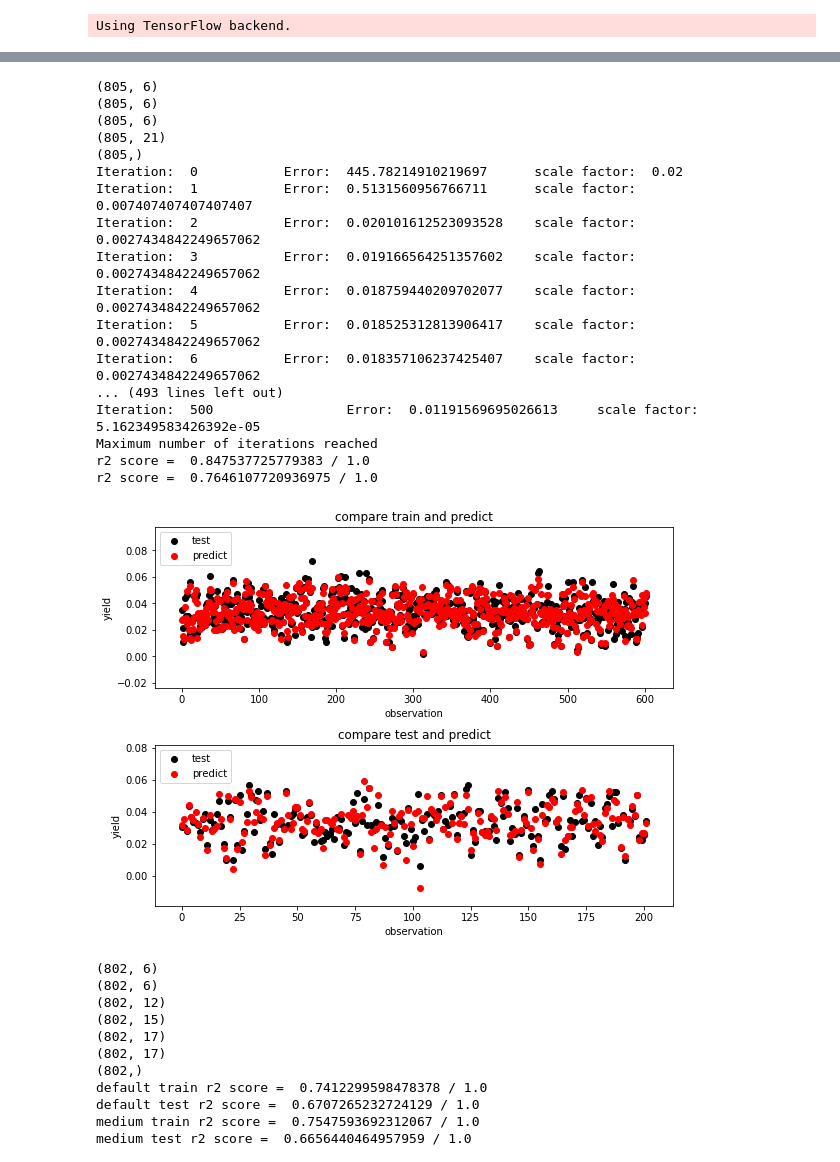
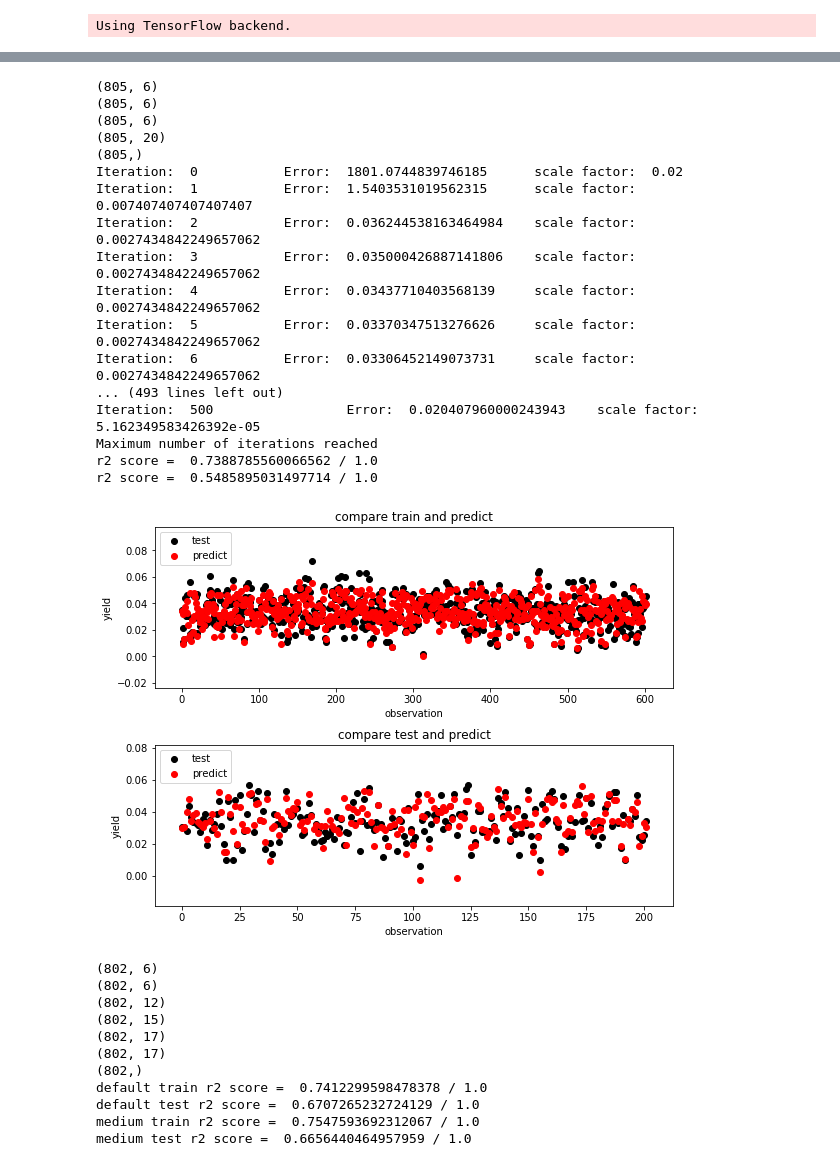
Before and after one commit to pvhau169/Cotton_Predict_Yield, a Jupyter notebook: sigmoidPredictCottonYield.ipynb, the cells around one changed output, grey strips where cells are left out. Cells and saved outputs as stored; diff of their text form; code cells hidden in the pictures.

```diff
--- a/sigmoidPredictCottonYield.ipynb
+++ b/sigmoidPredictCottonYield.ipynb
@@ -243,46 +244,46 @@ r2 score =  0.8043161150082272 / 1.0
 data_parameters = {}
 model_parameters = {}
 data_parameters['normalization'] = True
 data_parameters['std'] = 10
 data_parameters['file_parameters'] = ['ch', 'cv', 'cc']
 
 data_parameters['interval_day'] = 7
 data_parameters['limit_day'] = 107
-data_parameters['extra_parameters'] = ['bollsize']
+data_parameters['extra_parameters'] = []
 
 data_parameters['one_hot_encoded_parameters'] = ['irrigation']
 
 model_parameters['k_max'] = 500
 model_parameters['verbose'] = 1
 model_parameters['layer'] = [64]
 model_parameters['dampconst'] = 2.7
 model_parameters['dampfac'] = 0.02
 model_parameters['E_stop'] = 0.005
 
 
 #data Type
 data_func = cottonYieldData
 
 akashProcess(model_parameters, data_parameters, data_func)
 # %% [output]
 (805, 6)
 (805, 6)
 (805, 6)
-(805, 21)
+(805, 20)
 (805,)
-Iteration:  0           Error:  445.78214910219697      scale factor:  0.02
-Iteration:  1           Error:  0.5131560956766711      scale factor:  0.007407407407407407
-Iteration:  2           Error:  0.020101612523093528    scale factor:  0.0027434842249657062
-Iteration:  3           Error:  0.019166564251357602    scale factor:  0.0027434842249657062
-Iteration:  4           Error:  0.018759440209702077    scale factor:  0.0027434842249657062
-Iteration:  5           Error:  0.018525312813906417    scale factor:  0.0027434842249657062
-Iteration:  6           Error:  0.018357106237425407    scale factor:  0.0027434842249657062
+Iteration:  0           Error:  1801.0744839746185      scale factor:  0.02
+Iteration:  1           Error:  1.5403531019562315      scale factor:  0.007407407407407407
+Iteration:  2           Error:  0.036244538163464984    scale factor:  0.0027434842249657062
+Iteration:  3           Error:  0.035000426887141806    scale factor:  0.0027434842249657062
+Iteration:  4           Error:  0.03437710403568139     scale factor:  0.0027434842249657062
+Iteration:  5           Error:  0.03370347513276626     scale factor:  0.0027434842249657062
+Iteration:  6           Error:  0.03306452149073731     scale factor:  0.0027434842249657062
 ... (493 lines left out)
-Iteration:  500                 Error:  0.01191569695026613     scale factor:  5.162349583426392e-05
+Iteration:  500                 Error:  0.020407960000243943    scale factor:  5.162349583426392e-05
 Maximum number of iterations reached
-r2 score =  0.847537725779383 / 1.0
-r2 score =  0.7646107720936975 / 1.0
+r2 score =  0.7388785560066562 / 1.0
+r2 score =  0.5485895031497714 / 1.0
-[figure, old version]
+[figure, new version]
 # %%
 #build model that have 2 hidden layers (64, 64)
 def buildRegressionModel(model_shape, input_shape, optimizer, loss, metrics, drop_out=None, regularizer_l1=None, regularizer_l2=None, kernel_initializer = 'uniform', drop_out_rate = 0.25):
```
Also changed, not shown: parts of 3 cells of this notebook, 1 other file.
